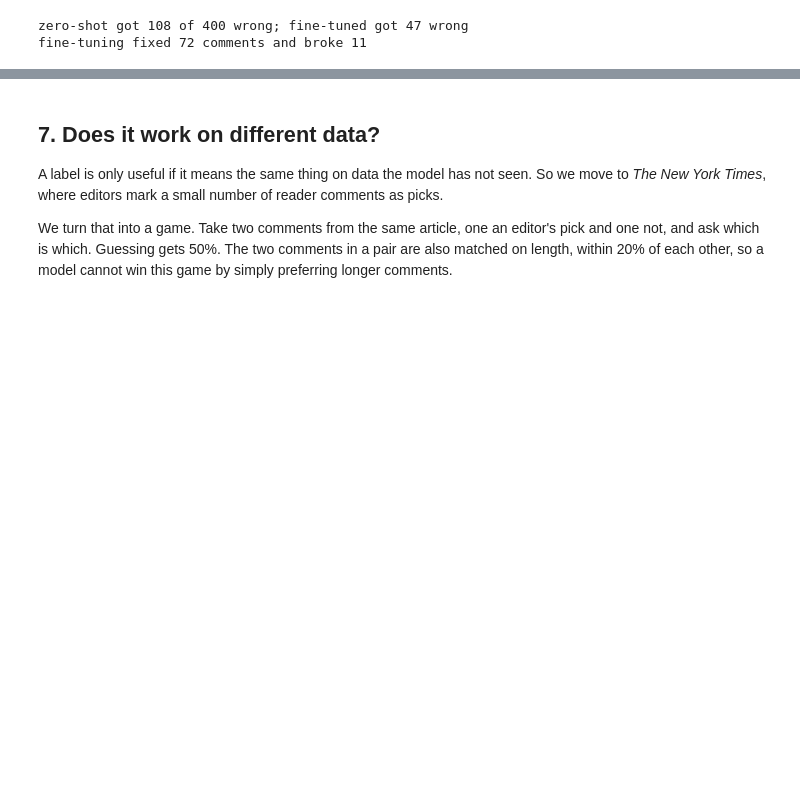
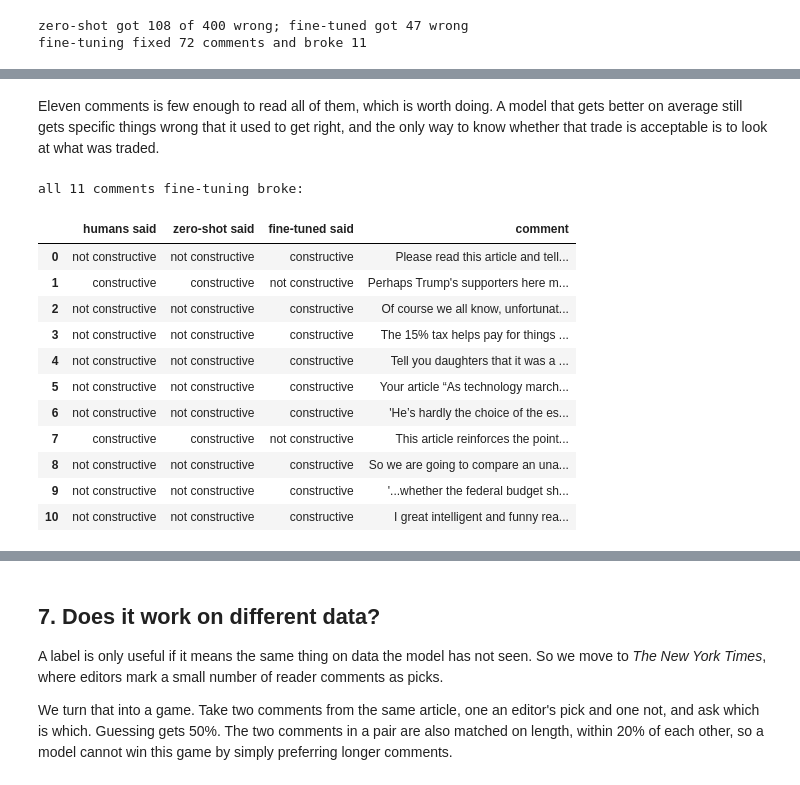
Before and after one commit to ubcecon/praxis-ubc, a Jupyter notebook: project/docs/llm_annotations/llm_text_annotation.ipynb, the cells around one changed output, grey strips where cells are left out. Cells and saved outputs as stored; diff of their text form; code cells hidden in the pictures; blank space fills up the shorter version.

```diff
--- a/project/docs/llm_annotations/llm_text_annotation.ipynb
+++ b/project/docs/llm_annotations/llm_text_annotation.ipynb
@@ -259,0 +301,5 @@ Each square is one comment, and the ones above the line are those humans called
+# %%
+flows = interactive.transition_frame(truth, zero_shot, fine_tuned, eval_set.comment_text)
+
+print(f"{fixed} comments fine-tuning fixed. The first few:")
+interactive.flow_table(flows, before="wrong", after="right").head(4)
@@ -259,0 +313,19 @@ Each square is one comment, and the ones above the line are those humans called
+# %% [markdown]
+Eleven comments is few enough to read all of them, which is worth doing. A model that gets better on average still gets specific things wrong that it used to get right, and the only way to know whether that trade is acceptable is to look at what was traded.
+# %%
+print(f"all {broke} comments fine-tuning broke:")
+interactive.flow_table(flows, before="right", after="wrong")
+# %% [output]
+all 11 comments fine-tuning broke:
+|  | humans said | zero-shot said | fine-tuned said | comment |
+| 0 | not constructive | not constructive | constructive | Please read this article and tell... |
+| 1 | constructive | constructive | not constructive | Perhaps Trump's supporters here m... |
+| 2 | not constructive | not constructive | constructive | Of course we all know, unfortunat... |
+| 3 | not constructive | not constructive | constructive | The 15% tax helps pay for things ... |
+| 4 | not constructive | not constructive | constructive | Tell you daughters that it was a ... |
+| 5 | not constructive | not constructive | constructive | Your article “As technology march... |
+| 6 | not constructive | not constructive | constructive | 'He’s hardly the choice of the es... |
+| 7 | constructive | constructive | not constructive | This article reinforces the point... |
+| 8 | not constructive | not constructive | constructive | So we are going to compare an una... |
+| 9 | not constructive | not constructive | constructive | '...whether the federal budget sh... |
+| 10 | not constructive | not constructive | constructive | I great intelligent and funny rea... |
```
Also changed, not shown: parts of 28 cells of this notebook, 6 other files.
